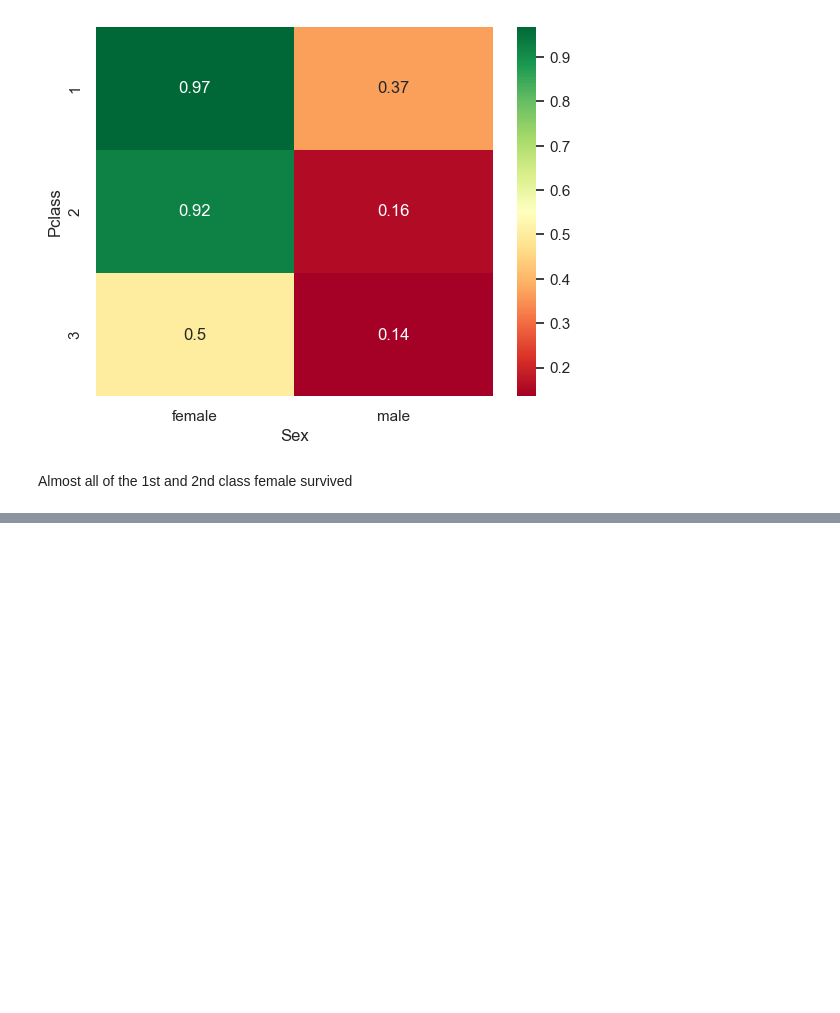
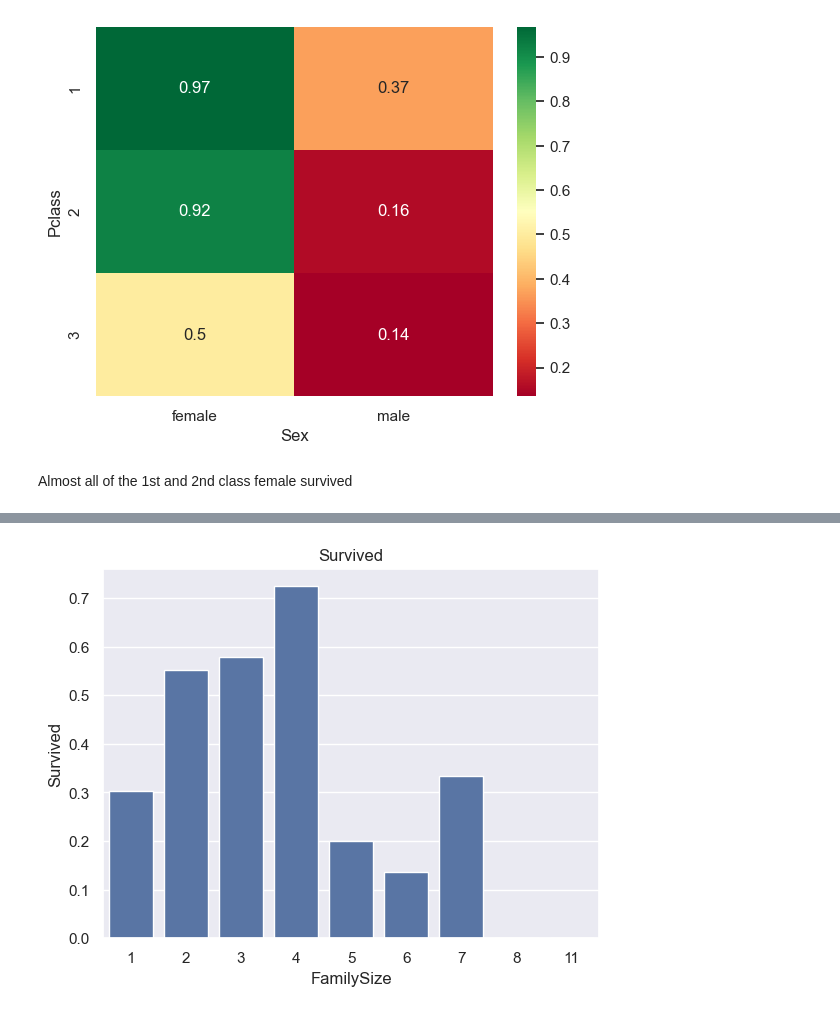
Before and after one commit to sembarface/Kaggle-Titanic, a Jupyter notebook: EDA.ipynb, the cells around one changed output, grey strips where cells are left out. Cells and saved outputs as stored; diff of their text form; code cells hidden in the pictures; blank space fills up the shorter version.

```diff
--- a/EDA.ipynb
+++ b/EDA.ipynb
@@ -219,0 +255,5 @@ Almost all of the 1st and 2nd class female survived
+# %%
+sns.barplot(data.groupby(['FamilySize'])['Survived'].mean()).set_title('Survived')
+None
+# %% [output]
+[figure, added]
```
Also changed, not shown: parts of 11 cells of this notebook, 14 other files.
